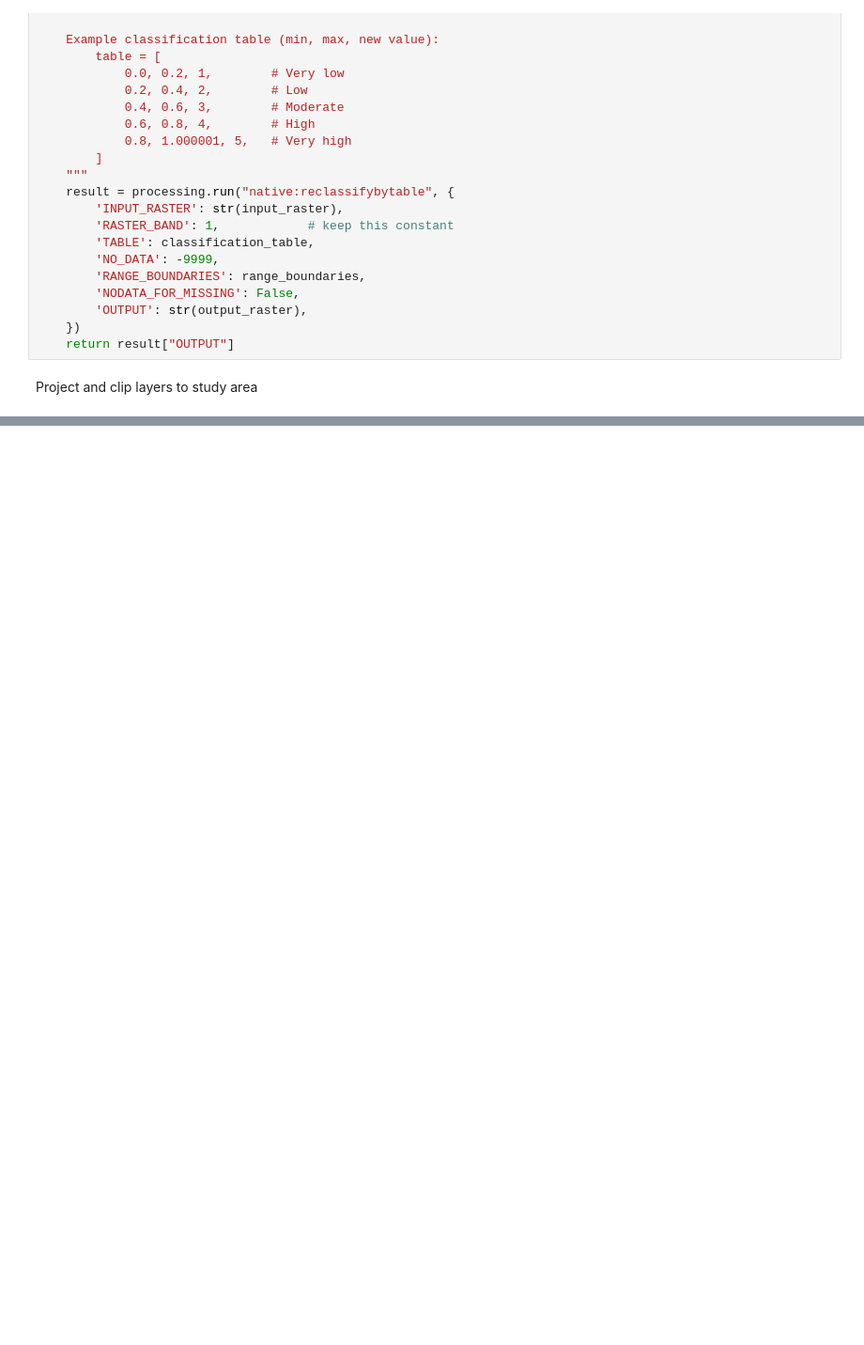
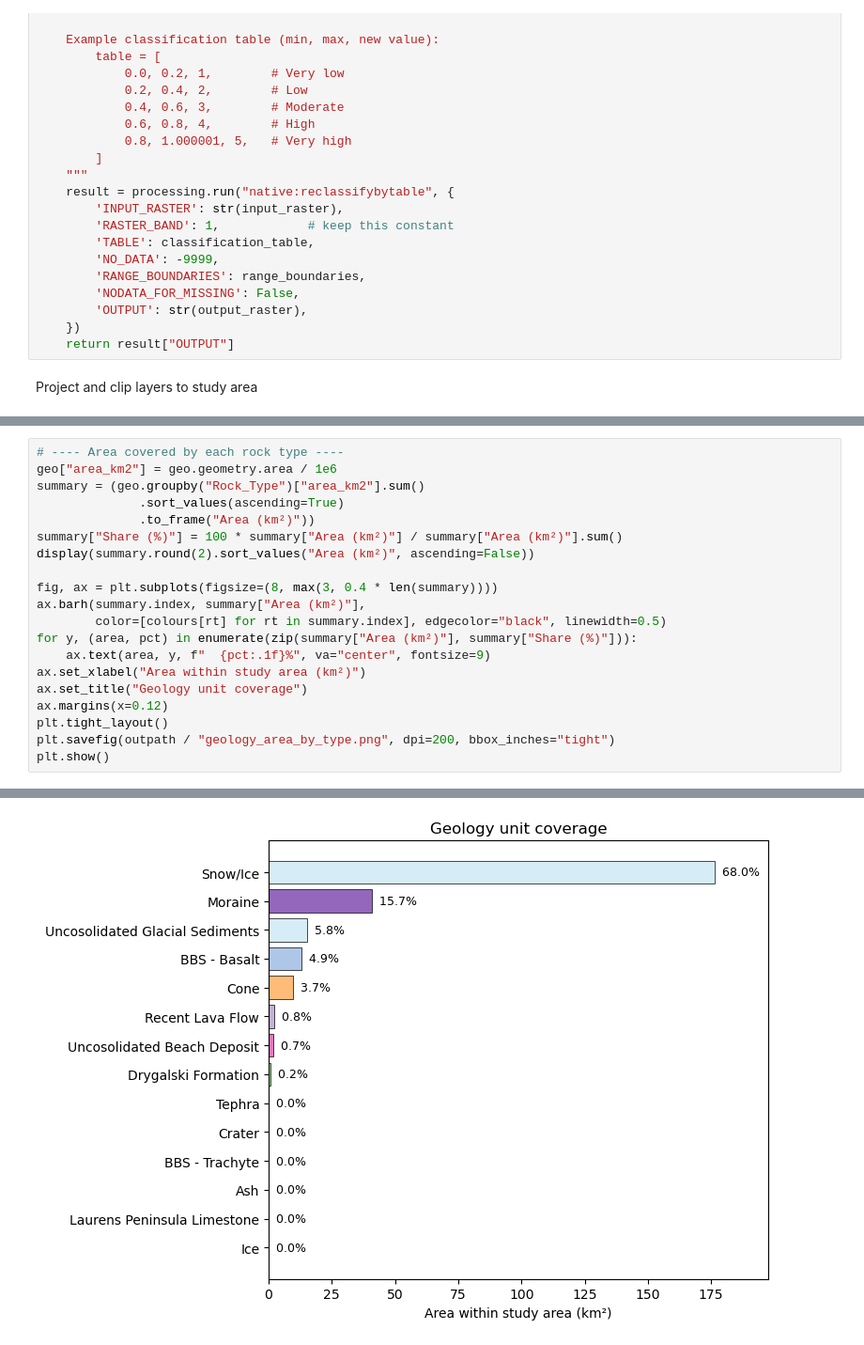
Before and after one commit to University-of-Tasmania-GPSS/AT3_Group2_2026, a Jupyter notebook: 03_Geology_Analysis.ipynb, the cells around one changed output, grey strips where cells are left out. Shown at 94% size. Saved outputs shown, nothing was run; the diff lists cells and outputs as text; blank space fills up the shorter version.

Commit message:
Plotted geology data

```diff
--- a/03_Geology_Analysis.ipynb
+++ b/03_Geology_Analysis.ipynb
@@ -333,0 +424,21 @@ dem_clipped = project_and_clip(
+# %%
+# ---- Area covered by each rock type ----
+geo["area_km2"] = geo.geometry.area / 1e6
+summary = (geo.groupby("Rock_Type")["area_km2"].sum()
+              .sort_values(ascending=True)
+              .to_frame("Area (km²)"))
+summary["Share (%)"] = 100 * summary["Area (km²)"] / summary["Area (km²)"].sum()
+display(summary.round(2).sort_values("Area (km²)", ascending=False))
+
+fig, ax = plt.subplots(figsize=(8, max(3, 0.4 * len(summary))))
+ax.barh(summary.index, summary["Area (km²)"],
+        color=[colours[rt] for rt in summary.index], edgecolor="black", linewidth=0.5)
+for y, (area, pct) in enumerate(zip(summary["Area (km²)"], summary["Share (%)"])):
+    ax.text(area, y, f"  {pct:.1f}%", va="center", fontsize=9)
+ax.set_xlabel("Area within study area (km²)")
+ax.set_title("Geology unit coverage")
+ax.margins(x=0.12)
+plt.tight_layout()
+plt.savefig(outpath / "geology_area_by_type.png", dpi=200, bbox_inches="tight")
+plt.show()
+# %% [output]
@@ -333,0 +461 @@ dem_clipped = project_and_clip(
+[figure, added]
```
Also changed, not shown: parts of 8 cells of this notebook, 5 other files.
